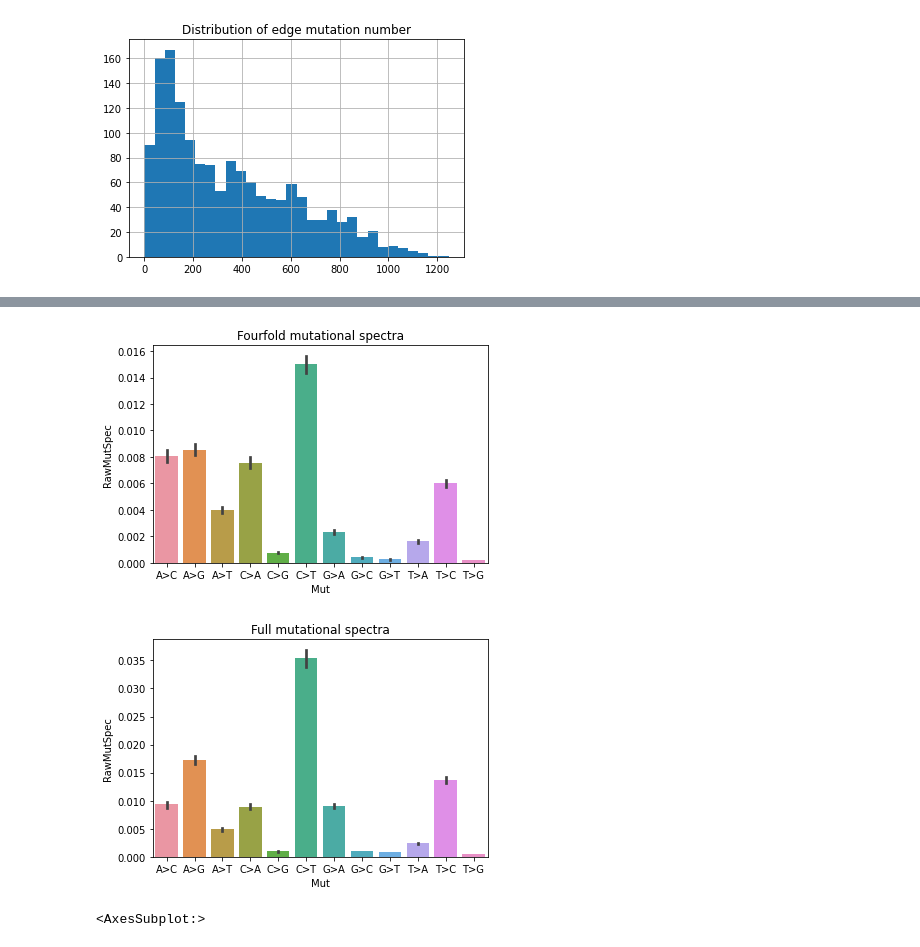
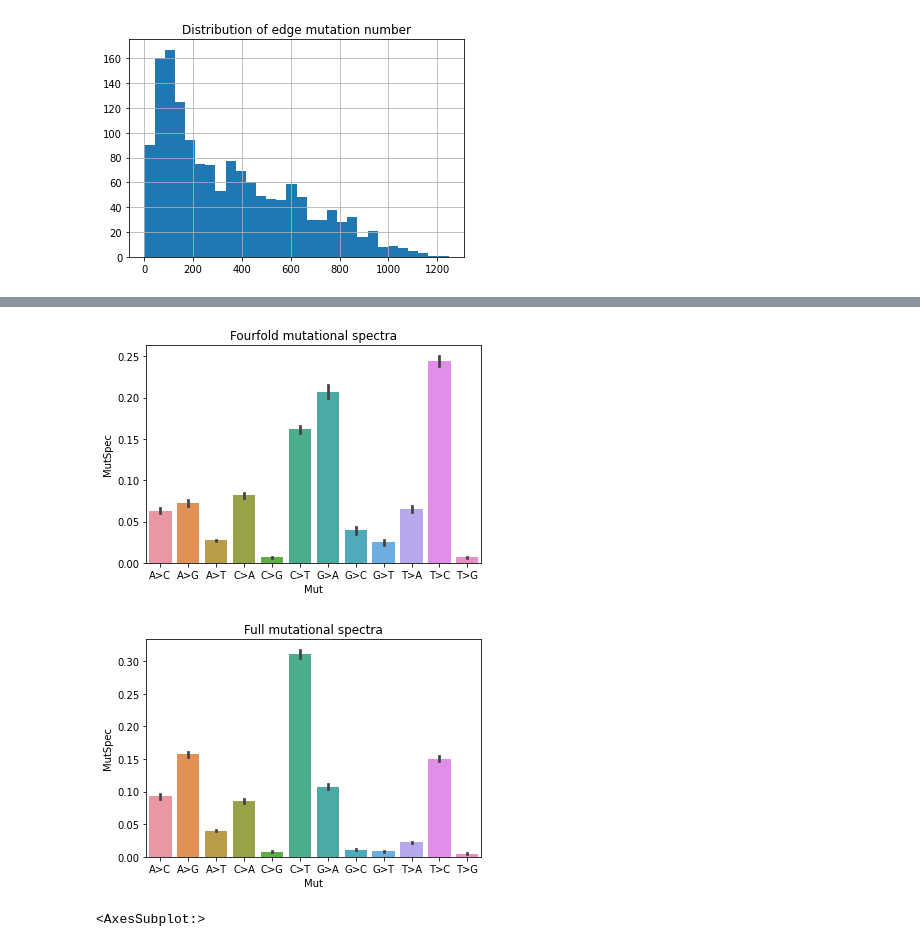
Before and after one commit to kpotoh/birds, a Jupyter notebook: nb/mut_extraction_birds.ipynb, the cells around one changed output, grey strips where cells are left out. Drawn from its saved outputs; the diff is of its cells as text; code cells hidden in the pictures.

```diff
--- a/nb/mut_extraction_birds.ipynb
+++ b/nb/mut_extraction_birds.ipynb
@@ -231,5 +231,5 @@ label = "birds"
 # %%
-mutations = pd.read_csv(f"../data/processed/{label}_mutations_kg.csv")
-edge_mutspec_all = pd.read_csv(f"../data/processed/{label}_mutspec_all.csv")
-edge_mutspec_syn = pd.read_csv(f"../data/processed/{label}_mutspec_syn.csv")
-edge_mutspec_ff = pd.read_csv(f"../data/processed/{label}_mutspec_ff.csv")
+mutations = pd.read_csv(f"../data/processed/{label}/mutations.csv")
+edge_mutspec_all = pd.read_csv(f"../data/processed/{label}/mutspec_all.csv")
+# edge_mutspec_syn = pd.read_csv(f"../data/processed/{label}_mutspec_syn.csv")
+edge_mutspec_ff = pd.read_csv(f"../data/processed/{label}/mutspec_ff.csv")
@@ -248,17 +264,17 @@ plt.show()
 # %%
-sns.barplot(x="Mut", y="RawMutSpec", data=edge_mutspec_ff, order=sorted(edge_mutspec_ff.Mut.unique()));
+sns.barplot(x="Mut", y="MutSpec", data=edge_mutspec_ff, order=sorted(edge_mutspec_ff.Mut.unique()));
 plt.title("Fourfold mutational spectra")
 plt.savefig(f"../figures/{label}_mutspec_ff.svg")
 plt.show()
 # %% [output]
-[figure, old version]
+[figure, new version]
 # %%
-sns.barplot(x="Mut", y="RawMutSpec", data=edge_mutspec_all, order=sorted(edge_mutspec_all.Mut.unique()));
+sns.barplot(x="Mut", y="MutSpec", data=edge_mutspec_all, order=sorted(edge_mutspec_all.Mut.unique()));
 plt.title("Full mutational spectra")
 plt.savefig(f"../figures/{label}_mutspec_all.svg")
 plt.show()
 # %% [output]
-[figure, old version]
+[figure, new version]
 # %%
 def prepare_one_mut_share_file(mutspec: pd.DataFrame, filename: str, sbs="C>T"):
     assert bool(re.match("[ACGT]>[ACGT]", sbs)), "sbs is not appropriate"
```
Also changed, not shown: parts of 5 cells of this notebook, 5 other files.
